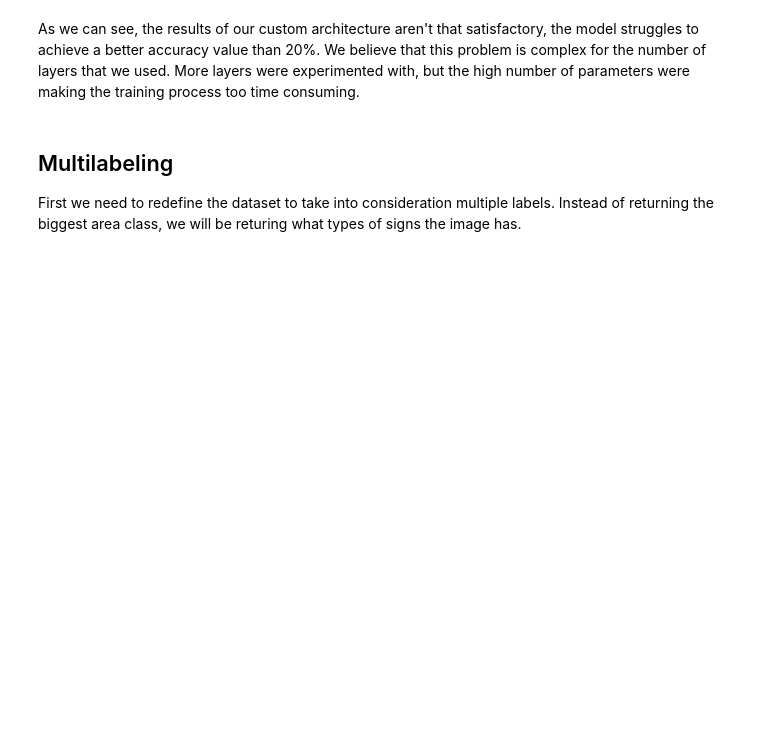
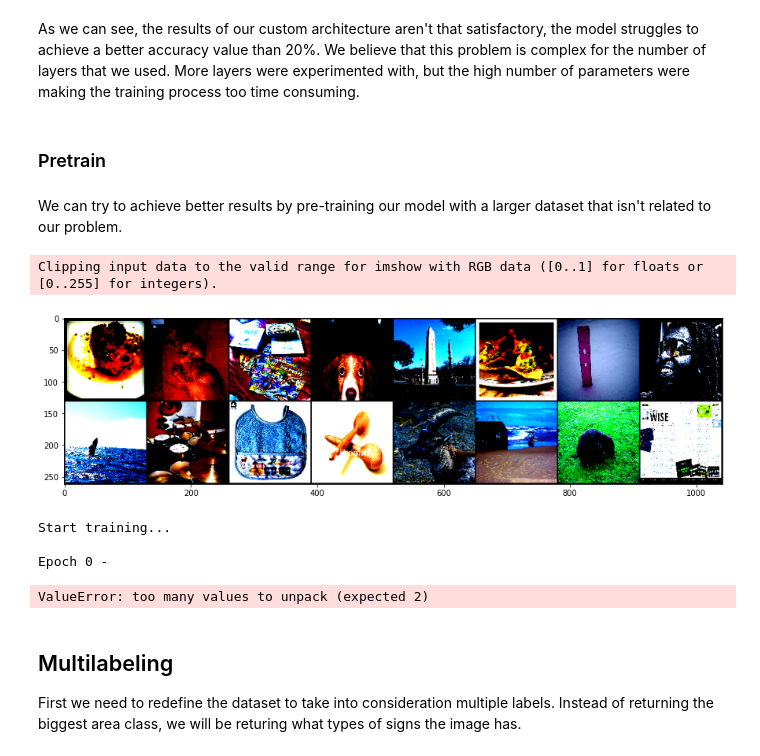
Before and after one commit to joaolucasmartins/VC2022, a Jupyter notebook: Part2/classification.ipynb, the cells around one changed output. Cells and saved outputs as stored; diff of their text form; code cells hidden in the pictures; blank space fills up the shorter version.

Commit message:
Using ImageNet Mini dataset for custom architecture

```diff
--- a/Part2/classification.ipynb
+++ b/Part2/classification.ipynb
@@ -1149,2 +993,11 @@ Finished
 # %% [markdown]
 As we can see, the results of our custom architecture aren't that satisfactory, the model struggles to achieve a better accuracy value than 20%. We believe that this problem is complex for the number of layers that we used. More layers were experimented with, but the high number of parameters were making the training process too time consuming.
+# %% [markdown]
+### Pretrain
+# %% [markdown]
+We can try to achieve better results by pre-training our model with a larger dataset that isn't related to our problem.
+# %%
+import glob
+
+train_paths = np.random.choice(glob.glob('imagenet-mini/train/**/*.JPEG'), 10000)
+valid_paths = np.random.choice(glob.glob('imagenet-mini/val/**/*.JPEG'), 1000)
@@ -1151,3 +1023,70 @@ As we can see, the results of our custom architecture aren't that satisfactory,
+# %%
+config = {
+    'lr' :1e-3,
+    'wd': 1e-2,
+    'bs': 16,
+    'img_size': 128,
+    'epochs': 100,
+    'seed': 1000
+}
+
+def get_train_transforms():
+    return A.Compose(
+        [
+            A.Resize(config['img_size'],config['img_size'],always_apply=True),
+            A.Normalize(),
+            ToTensorV2(p=1.0)
+        ])
+# %%
+test_dataset = ImageNetDataset(valid_paths, augmentations=get_train_transforms())
+test_dl = DataLoader(test_dataset, batch_size=16, shuffle=False, num_workers=4)
+
+## Train
+train_dataset = ImageNetDataset(train_paths,augmentations=get_train_transforms())
+train_dl = DataLoader(train_dataset, batch_size=config['bs'], shuffle=True, num_workers=4, drop_last=True)
+
+# Valid
+valid_dataset = ImageNetDataset(valid_paths,augmentations=get_train_transforms())
+valid_dl = DataLoader(valid_dataset, batch_size=config['bs'], shuffle=False, num_workers=4, drop_last=False)
+
+dataiter = iter(test_dl)
+sample = dataiter.next()
+
+img = torchvision.utils.make_grid(sample).permute(1,2,0).numpy()
+
+plt.figure(figsize=(15,15))
+plt.imshow(img);
+# %% [output]
+Clipping input data to the valid range for imshow with RGB data ([0..1] for floats or [0..255] for integers).
+[figure, added]
+# %%
+model.to(device)
+
+custom_trained = {
+    "model": model,
+    "name": 'customCNN',
+    "num_epochs": 10,
+    "loss": nn.CrossEntropyLoss(),  # already includes the Softmax activation
+    "optimizer": torch.optim.Adam(model.parameters(), lr=1e-2),
+}
+
+custom_trainer = ModelTrainer(custom_trained, device)
+custom_trainer.set_scheduler(torch.optim.lr_scheduler.ExponentialLR, 0.9)
+
+# Training can be skipped by loading the best model until now
+load = False # Change this to False to force to retrain
+
+if load:
+    need_train = (load_model(custom_trainer) == False)
+
+if not load or need_train:
+    need_train = True
+    custom_trainer.train(train_dl, valid_dl, "scratch")
+# %% [output]
+Start training...
+
+Epoch 0 -
+ValueError: too many values to unpack (expected 2)
 # %% [markdown]
 ## Multilabeling
 First we need to redefine the dataset to take into consideration multiple labels. Instead of returning the biggest area class, we will be returing what types of signs the image has.
```
Also changed, not shown: parts of 23 cells of this notebook.
